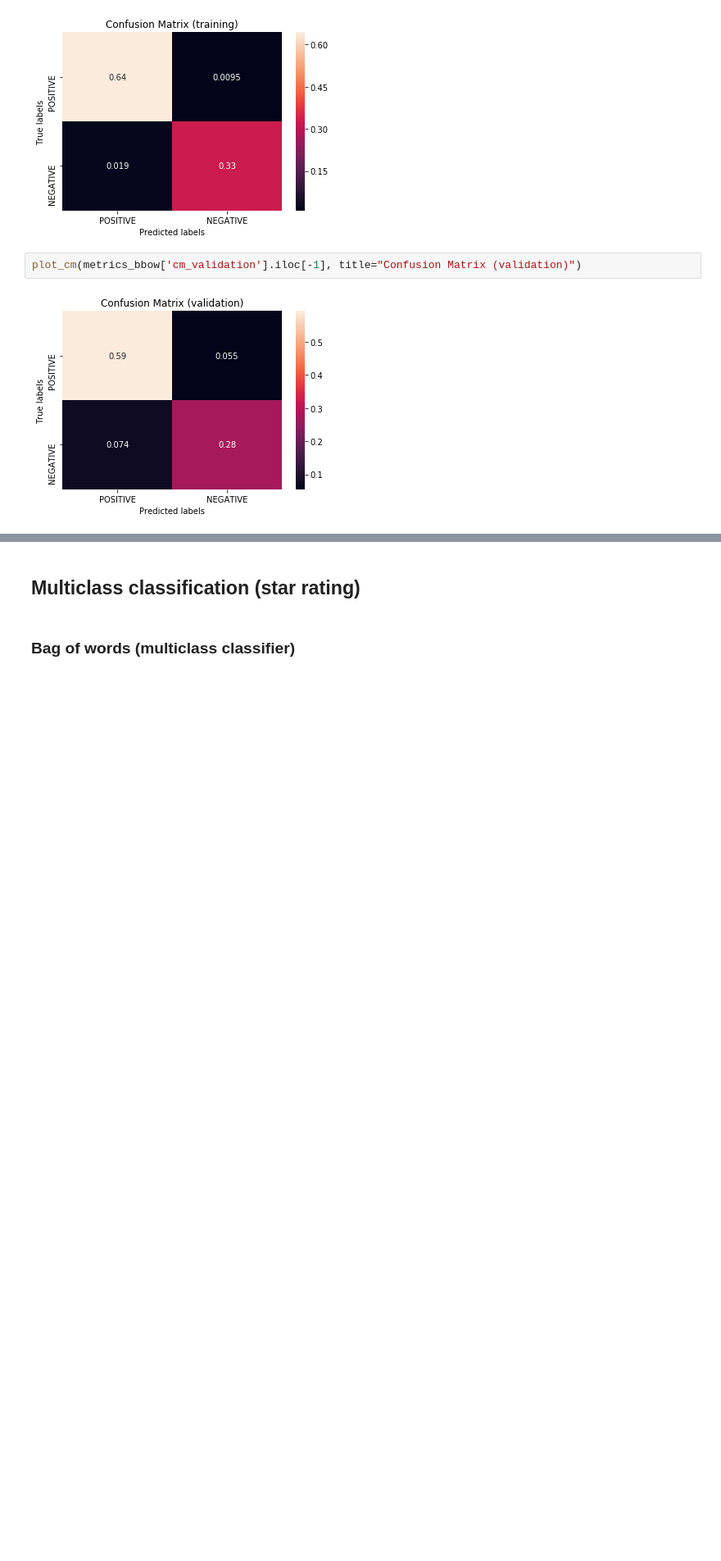
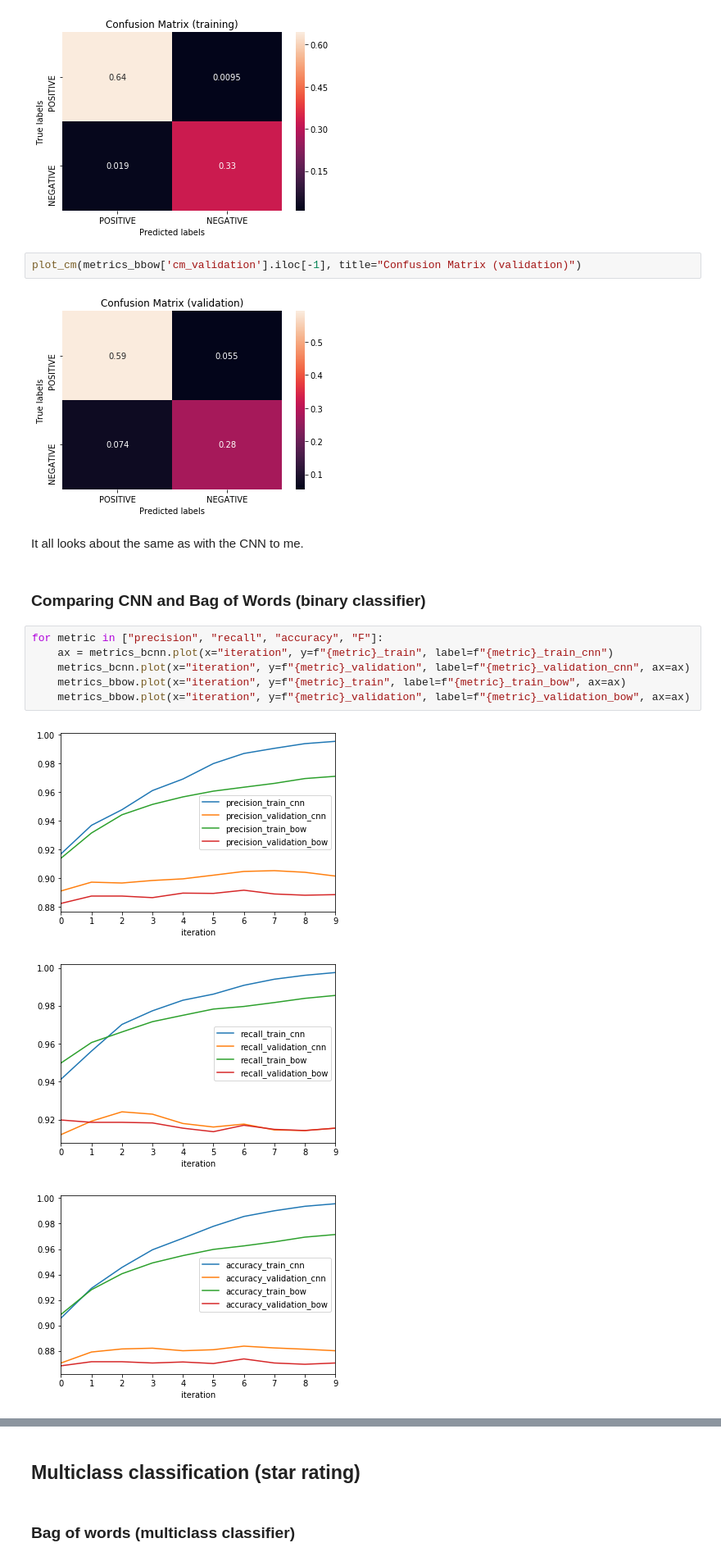
Before and after one commit to cmd16/cs344-artificial-intelligence, a Jupyter notebook: final_project/yelp_reviews.ipynb, the cells around one changed output, grey strips where cells are left out. Shown at 82% size. Cells and saved outputs as stored; diff of their text form; blank space fills up the shorter version.

```diff
--- a/final_project/yelp_reviews.ipynb
+++ b/final_project/yelp_reviews.ipynb
@@ -452,3 +456,17 @@ plot_cm(metrics_bbow['cm_train'].iloc[-1], title="Confusion Matrix (training)")
 plot_cm(metrics_bbow['cm_validation'].iloc[-1], title="Confusion Matrix (validation)")
 # %% [output]
 [figure]
+# %% [markdown]
+It all looks about the same as with the CNN to me.
+# %% [markdown]
+### Comparing CNN and Bag of Words (binary classifier)
+# %%
+for metric in ["precision", "recall", "accuracy", "F"]:
+    ax = metrics_bcnn.plot(x="iteration", y=f"{metric}_train", label=f"{metric}_train_cnn")
+    metrics_bcnn.plot(x="iteration", y=f"{metric}_validation", label=f"{metric}_validation_cnn", ax=ax)
+    metrics_bbow.plot(x="iteration", y=f"{metric}_train", label=f"{metric}_train_bow", ax=ax)
+    metrics_bbow.plot(x="iteration", y=f"{metric}_validation", label=f"{metric}_validation_bow", ax=ax)
+# %% [output]
+[figure, added]
+[figure, added]
+[figure, added]
```
Also changed, not shown: parts of 28 cells of this notebook, 1 other file.
